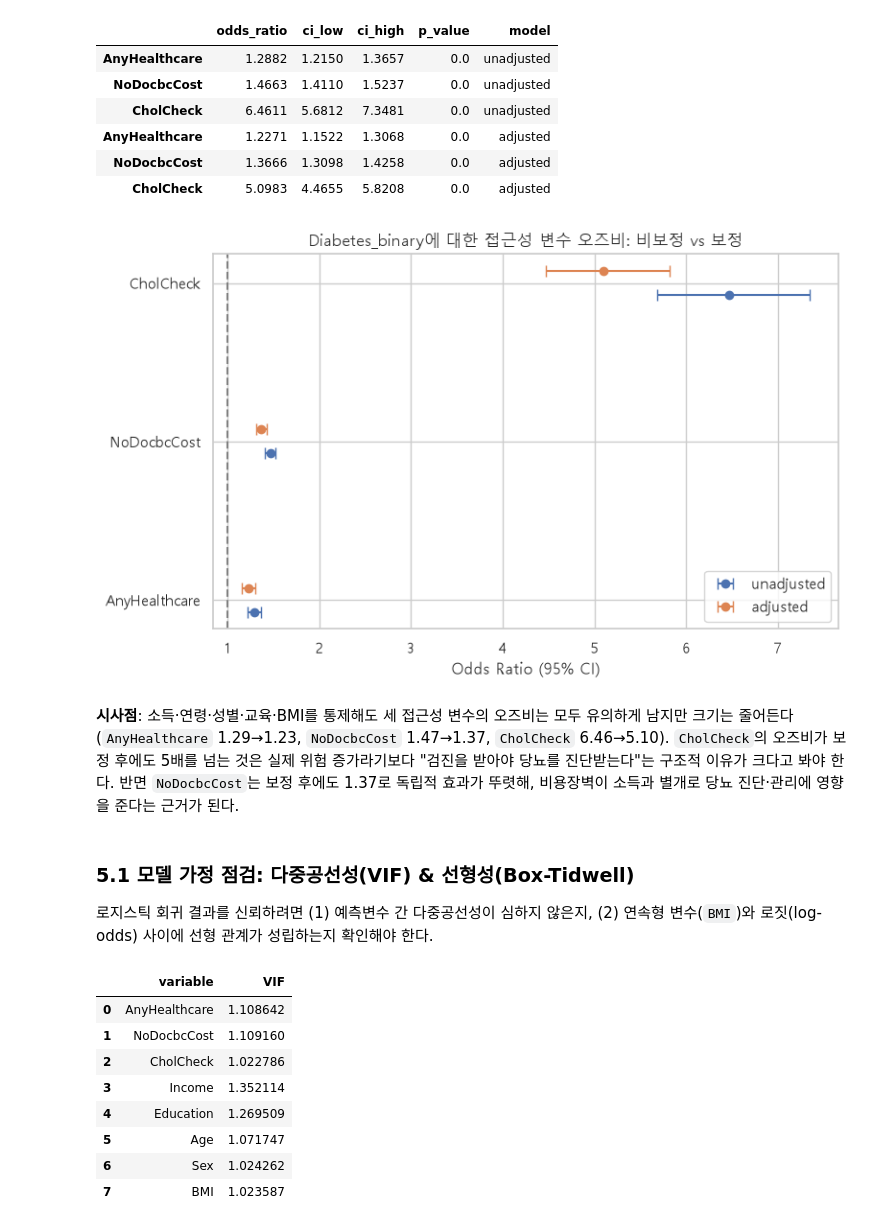
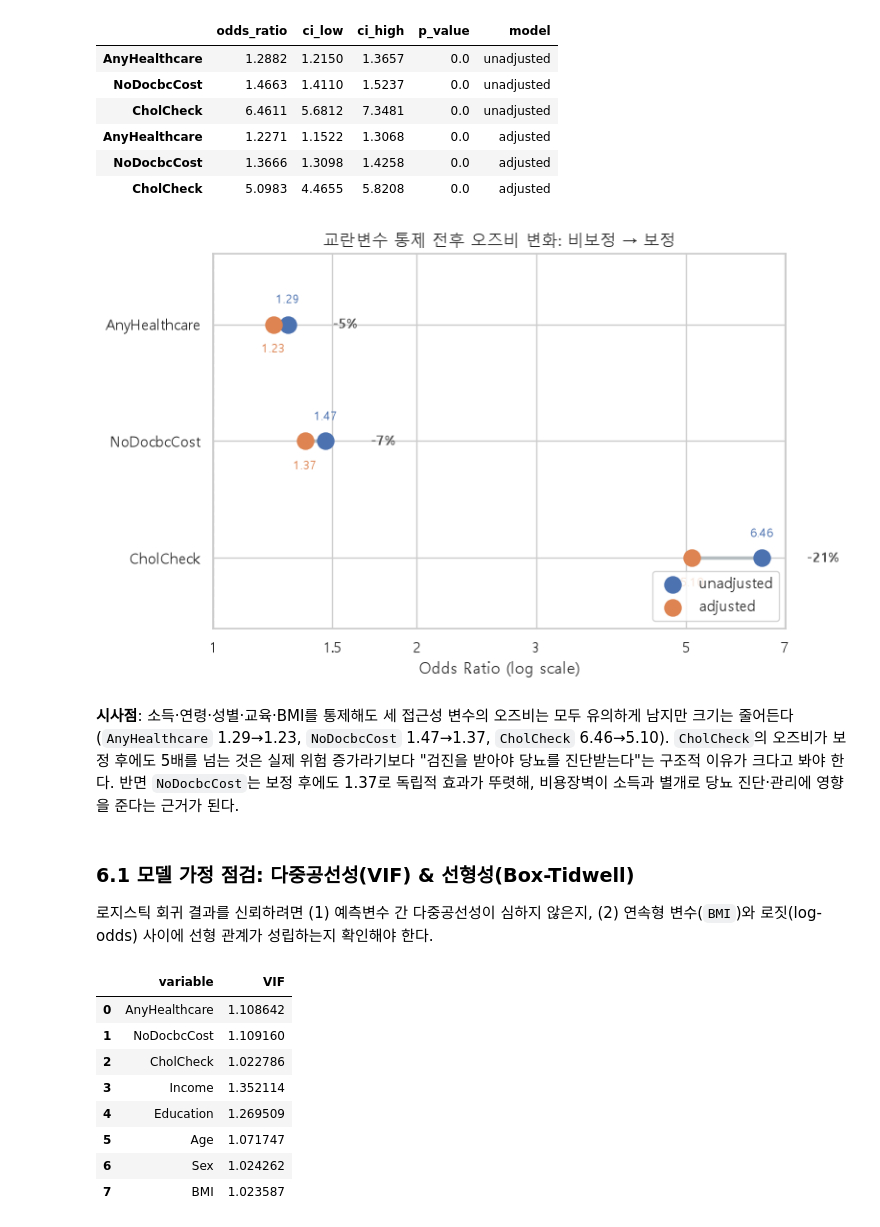
Before and after one commit to DaeHo238/1st_Project, a Jupyter notebook: notebooks/healthcare_access_analysis.ipynb, the cells around one changed output. Drawn from its saved outputs; the diff is of its cells as text; code cells hidden in the pictures.

```diff
--- a/notebooks/healthcare_access_analysis.ipynb
+++ b/notebooks/healthcare_access_analysis.ipynb
@@ -273,29 +341,49 @@ compare
 | AnyHealthcare | 1.2271 | 1.1522 | 1.3068 | 0.0 | adjusted |
 | NoDocbcCost | 1.3666 | 1.3098 | 1.4258 | 0.0 | adjusted |
 | CholCheck | 5.0983 | 4.4655 | 5.8208 | 0.0 | adjusted |
-# %%
-plot_df = compare.reset_index().rename(columns={"index": "variable"})
-fig, ax = plt.subplots(figsize=(8, 5))
-for i, model_label in enumerate(["unadjusted", "adjusted"]):
-    sub = plot_df[plot_df["model"] == model_label]
-    y = np.arange(len(sub)) + (i * 0.15)
-    ax.errorbar(sub["odds_ratio"], y,
-                xerr=[sub["odds_ratio"] - sub["ci_low"], sub["ci_high"] - sub["odds_ratio"]],
-                fmt="o", label=model_label, capsize=4)
-ax.axvline(1, color="gray", linestyle="--")
-ax.set_yticks(np.arange(len(access_vars)) + 0.075)
-ax.set_yticklabels(access_vars)
-ax.set_xlabel("Odds Ratio (95% CI)")
-ax.set_title("Diabetes_binary에 대한 접근성 변수 오즈비: 비보정 vs 보정")
-ax.legend()
-plt.tight_layout()
-plt.show()
-# %% [output]
-[figure, removed]
+# %%
+# 비포/애프터 슬로프(덤벨) 그래프: 비보정 -> 보정으로 오즈비가 얼마나, 어느 방향으로 움직였는지 강조
+fig, ax = plt.subplots(figsize=(8, 5))
+plot_order = ["CholCheck", "NoDocbcCost", "AnyHealthcare"]
+
+for y, v in enumerate(plot_order):
+    unadj_val = unadj_or.loc[v, "odds_ratio"]
+    adj_val = adj_or.loc[v, "odds_ratio"]
+    pct_change = (adj_val - unadj_val) / unadj_val * 100
+
+    ax.plot([unadj_val, adj_val], [y, y], color="#B5BDC0", linewidth=2.5, zorder=1)
+    ax.scatter(unadj_val, y, s=150, color="#4C72B0", zorder=3,
+               label="unadjusted" if y == 0 else None)
+    ax.scatter(adj_val, y, s=150, color="#DD8452", zorder=3,
+               label="adjusted" if y == 0 else None)
+
+    ax.annotate(f"{unadj_val:.2f}", (unadj_val, y), textcoords="offset points",
+                xytext=(0, 14), ha="center", va="bottom", fontsize=9, color="#4C72B0")
+    ax.annotate(f"{adj_val:.2f}", (adj_val, y), textcoords="offset points",
+                xytext=(0, -14), ha="center", va="top", fontsize=9, color="#DD8452")
+    ax.annotate(f"{pct_change:+.0f}%", (max(unadj_val, adj_val), y), textcoords="offset points",
+                xytext=(34, 0), ha="left", va="center", fontsize=10, fontweight="bold", color="#555555")
+
+ax.set_xscale("log")
+ax.minorticks_off()
+xticks = [1, 1.5, 2, 3, 5, 7]
+ax.set_xticks(xticks)
+ax.set_xticklabels([str(t) for t in xticks])
+ax.axvline(1, color="gray", linestyle="--", zorder=0)
+ax.set_yticks(range(len(plot_order)))
+ax.set_yticklabels(plot_order)
+ax.set_ylim(-0.6, len(plot_order) - 0.4)
+ax.set_xlabel("Odds Ratio (log scale)")
+ax.set_title("교란변수 통제 전후 오즈비 변화: 비보정 → 보정")
+ax.legend(loc="lower right")
+plt.tight_layout()
+plt.show()
+# %% [output]
+[figure, added]
 # %% [markdown]
 **시사점**: 소득·연령·성별·교육·BMI를 통제해도 세 접근성 변수의 오즈비는 모두 유의하게 남지만 크기는 줄어든다(`AnyHealthcare` 1.29→1.23, `NoDocbcCost` 1.47→1.37, `CholCheck` 6.46→5.10). `CholCheck`의 오즈비가 보정 후에도 5배를 넘는 것은 실제 위험 증가라기보다 "검진을 받아야 당뇨를 진단받는다"는 구조적 이유가 크다고 봐야 한다. 반면 `NoDocbcCost`는 보정 후에도 1.37로 독립적 효과가 뚜렷해, 비용장벽이 소득과 별개로 당뇨 진단·관리에 영향을 준다는 근거가 된다.
 # %% [markdown]
-### 5.1 모델 가정 점검: 다중공선성(VIF) & 선형성(Box-Tidwell)
+### 6.1 모델 가정 점검: 다중공선성(VIF) & 선형성(Box-Tidwell)
 
 로지스틱 회귀 결과를 신뢰하려면 (1) 예측변수 간 다중공선성이 심하지 않은지, (2) 연속형 변수(`BMI`)와 로짓(log-odds) 사이에 선형 관계가 성립하는지 확인해야 한다.
 # %%
```
Also changed, not shown: parts of 26 cells of this notebook, 2 other files.
